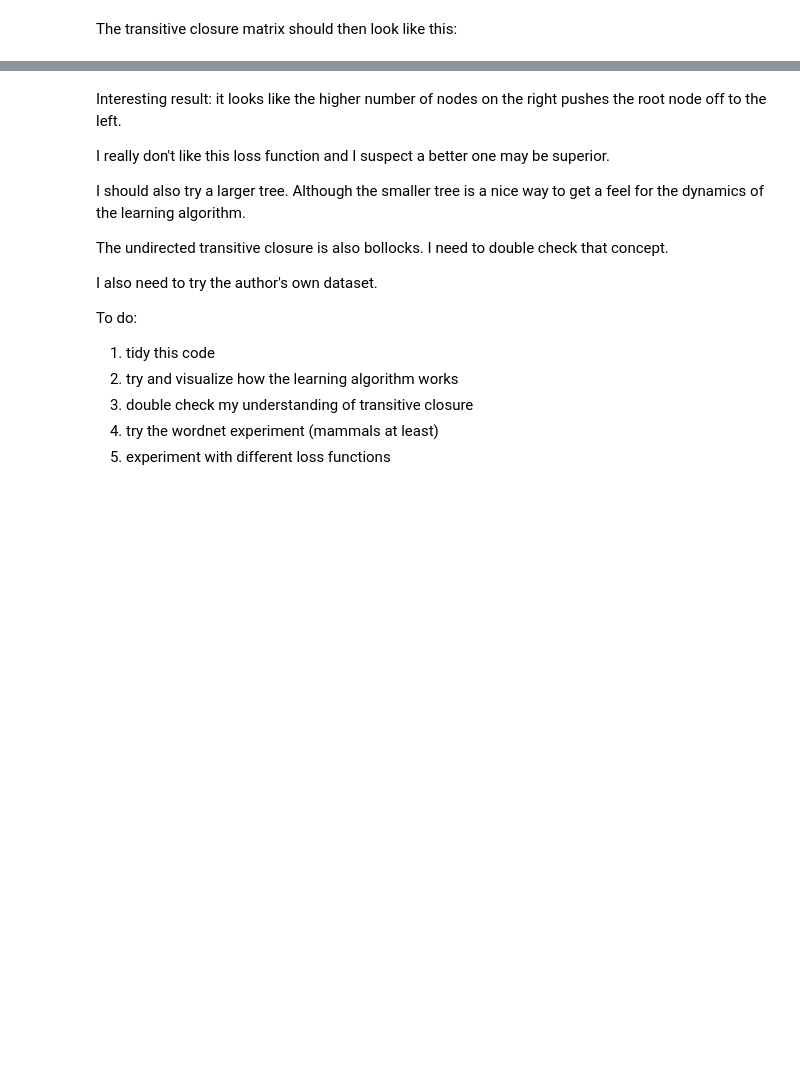
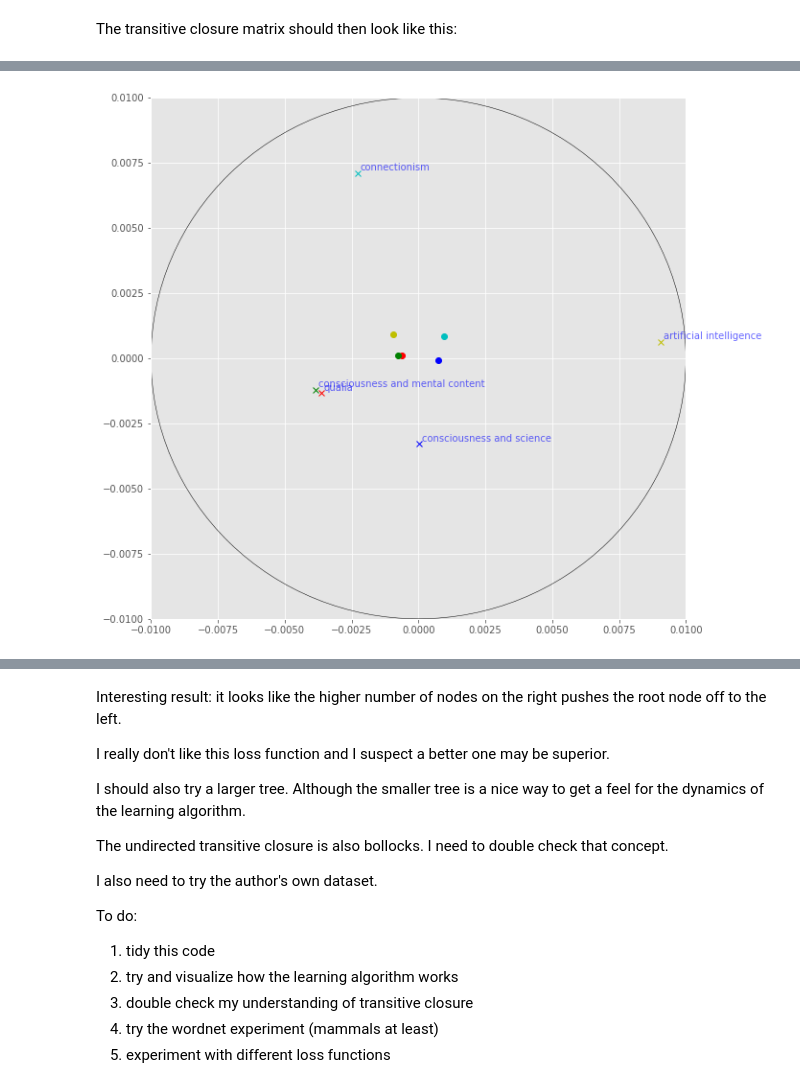
Before and after one commit to timniven/poincare-embeddings, a Jupyter notebook: Poincare Embeddings.ipynb, the cells around one changed output, grey strips where cells are left out. Saved outputs shown, nothing was run; the diff lists cells and outputs as text; code cells hidden in the pictures; blank space fills up the shorter version.

```diff
--- a/Poincare Embeddings.ipynb
+++ b/Poincare Embeddings.ipynb
@@ -208,5 +233,5 @@ pplot(vocab_dict, embeddings)
 # %%
 embeddings2 = torch.Tensor(vocab_size, embed_dim)
 torch.nn.init.uniform(embeddings2, a=-0.001, b=0.001)
-train(embeddings2, trans_closure_und, vocab_dict, 4, 0.2, 0.01)
+train(embeddings2, trans_closure_undirected, vocab_dict, 3, 0.2, 0.01)
 # %% [output]
@@ -229,0 +241 @@ Loss: 1.55724   Average: 1.24972
+[figure, added]
```
Also changed, not shown: parts of 10 cells of this notebook, 3 other files.
